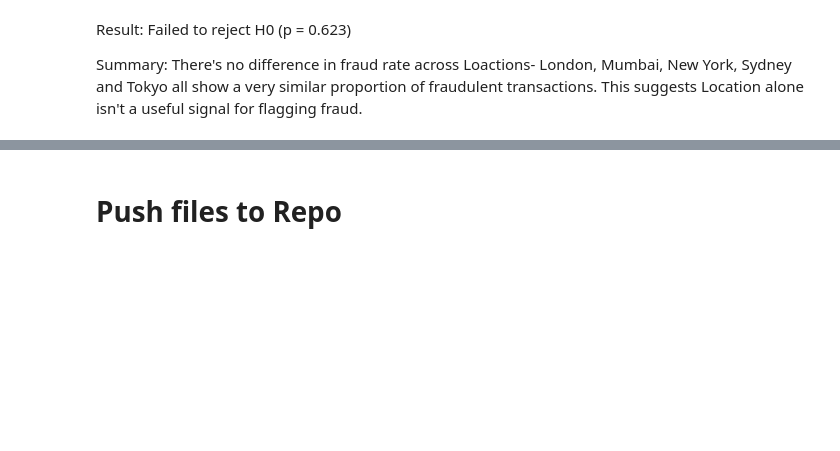
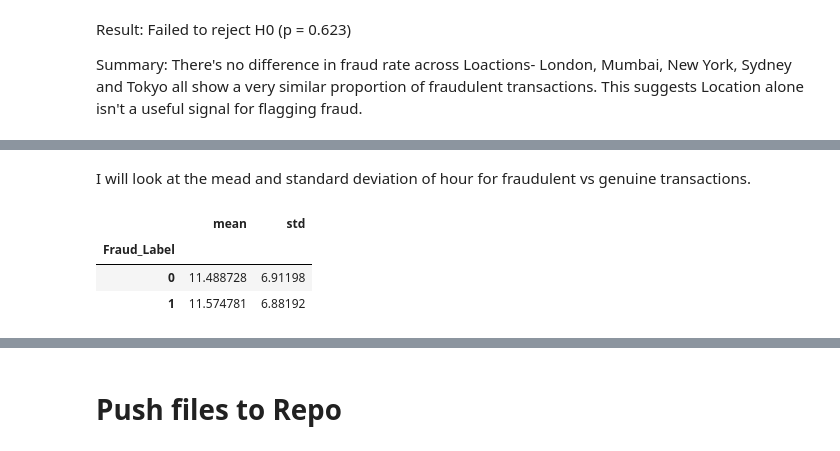
Before and after one commit to navmann99/Fraud-Analysis, a Jupyter notebook: jupyter_notebooks/02-EDA.ipynb, the cells around one changed output, grey strips where cells are left out. Drawn from its saved outputs; the diff is of its cells as text; code cells hidden in the pictures; blank space fills up the shorter version.

```diff
--- a/jupyter_notebooks/02-EDA.ipynb
+++ b/jupyter_notebooks/02-EDA.ipynb
@@ -333,0 +338,9 @@ Summary: There's no difference in fraud rate across Loactions- London, Mumbai, N
+# %% [markdown]
+I will look at the mead and standard deviation of hour for fraudulent vs genuine transactions.
+# %%
+df.groupby('Fraud_Label')['hour'].agg(['mean', 'std'])
+# %% [output]
+|  | mean | std |
+| Fraud_Label |  |  |
+| 0 | 11.488728 | 6.91198 |
+| 1 | 11.574781 | 6.88192 |
```
Also changed, not shown: parts of 5 cells of this notebook.
